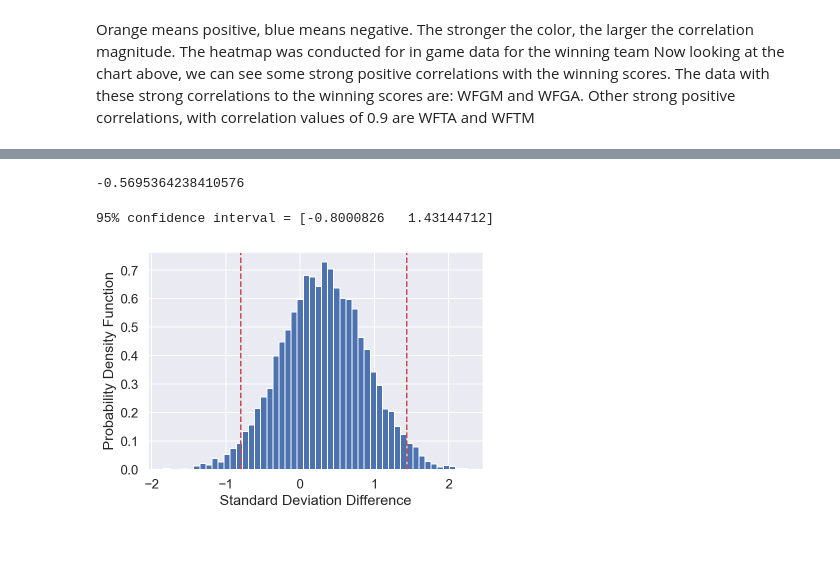
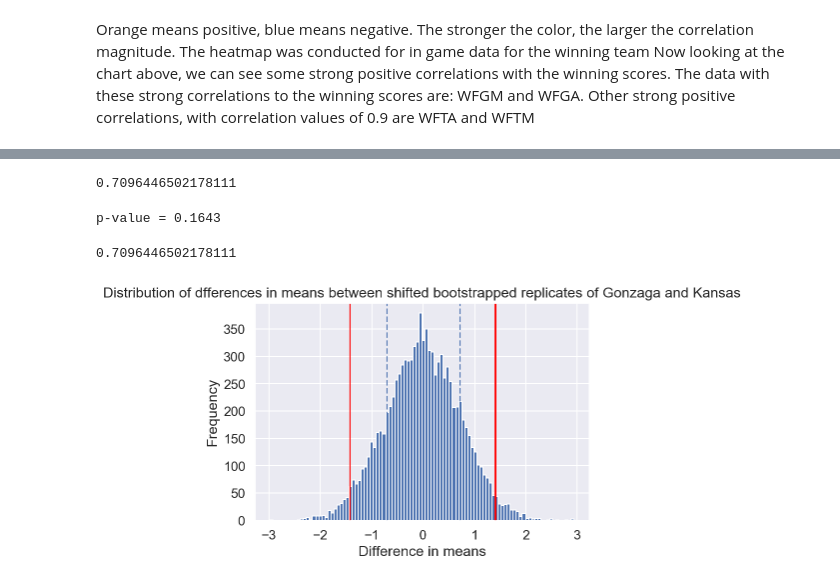
Before and after one commit to dreamtx01/Springboard, a Jupyter notebook: Folders/Capstone Project 1/Code/Statistics_Capstone.ipynb, the cells around one changed output, grey strips where cells are left out. Cells and saved outputs as stored; diff of their text form; code cells hidden in the pictures; blank space fills up the shorter version.

```diff
--- a/Folders/Capstone Project 1/Code/Statistics_Capstone.ipynb
+++ b/Folders/Capstone Project 1/Code/Statistics_Capstone.ipynb
@@ -196,16 +196,22 @@ def draw_bs_reps(data, func, size=1):
         bs_replicates[i] = func(bs_sample)  # store the statistic from each bs_sample into the new array
     return bs_replicates
 # %%
+# The first thing to do is to associate TeamID to the name of the team.
+#This will help us put a name to the team
+dic = {}
+for i in range(0,len(cap["TeamID"])):
+    dic[cap["TeamID"][i]]=cap['TeamNameSpelling'][i]
+capstone["WTeamName"]=[dic[teamid] for teamid in capstone['WTeamID']]
+capstone["LTeamName"]=[dic[teamid] for teamid in capstone['LTeamID']]
+# Creating the two subset samples of charges to Gonzaga and Kansas group in arrays
 
-# Creating the two subset samples of charges to Gonzaga and Duke group in arrays
-
-Duke=np.array(capstone[capstone['WTeamName']=='duke'].WScore)
+kansas=np.array(capstone[capstone['WTeamName']=='kansas'].WScore)
 Gonzaga=np.array(capstone[capstone['WTeamName']=='gonzaga'].WScore)
 
-# Calculating the difference in standard deviations between Gonzaga and Duke winning scores
+# Calculating the difference in standard deviations between Gonzaga and Kansas winning scores
 Gonzaga_std = np.std(Gonzaga,ddof=1)
-Duke_std = np.std(Duke,ddof=1)
-std_diff = Gonzaga_std - Duke_std
+kansas_std = np.std(kansas,ddof=1)
+std_diff = Gonzaga_std - kansas_std
 # %%
 # Using boostrap to test the null hypothesis mentioned above
 np.random.seed(47)
@@ -230,7 +236,7 @@ perm_replicates = np.empty(10000)
 
 # Generating replicates
 for i in range(10000):
-    perm_sample_1, perm_sample_2 = permutation_sample(Gonzaga, Duke)
+    perm_sample_1, perm_sample_2 = permutation_sample(Gonzaga, kansas)
     perm_replicates[i] = np.std(perm_sample_1) - np.std(perm_sample_2)
 
 conf_int_lower = np.percentile(perm_replicates, 2.5)
@@ -248,14 +254,14 @@ p-value = 0.7141
 np.random.seed(47)
 
 # Computing the difference in means
-mean_diff = np.mean(Gonzaga) - np.mean(Duke)
+mean_diff = np.mean(Gonzaga) - np.mean(kansas)
 
 # Concatenating the two samples
-conc_mean = np.mean(np.concatenate((Gonzaga, Duke)))
+conc_mean = np.mean(np.concatenate((Gonzaga, kansas)))
 
 # Shifting the means of both samples to match the concatenated mean
 Gonz_shifted = Gonzaga + conc_mean - np.mean(Gonzaga)
-Duke_shifted = Duke + conc_mean - np.mean(Duke)
+kansas_shifted = kansas + conc_mean - np.mean(kansas)
 
 # Initializing replicates
 bs_replicates = np.empty(10000)
@@ -263,9 +269,11 @@ bs_replicates = np.empty(10000)
 # Generating replicates
 for i in range(10000):
     Gonz_rep = np.random.choice(Gonz_shifted, size=len(Gonzaga))
-    Duke_rep = np.random.choice(Duke_shifted, size=len(Duke))
-    bs_replicates[i] = np.mean(Gonz_rep) - np.mean(Duke_rep)
+    kansas_rep = np.random.choice(kansas_shifted, size=len(kansas))
+    bs_replicates[i] = np.mean(Gonz_rep) - np.mean(kansas_rep)
 
 # Computing confidence intervals
 conf_int_lower1 = np.percentile(bs_replicates, 2.5)
 conf_int_upper1 = np.percentile(bs_replicates, 97.5)
+# Print the confidence interval
+print('95% confidence interval =', conf_int_lower1,conf_int_upper1 )
@@ -276,29 +286,34 @@ bs_replicates_Duke = draw_bs_reps(Duke_shifted, np.mean, size=1000)
 # %%
 
-bsdiff = bs_replicates_Gonzaga - bs_replicates_Duke
+bsdiff = bs_replicates_Gonzaga - bs_replicates_kansas
 
 #Get the observed difference from the actual dataset
-obs_diff = np.mean(Gonzaga) - np.mean(Duke)
+obs_diff = np.mean(Gonzaga) - np.mean(kansas)
 obs_diff
 # %% [output]
--0.5695364238410576
+0.7096446502178111
-# %%
-
-# Make a histogram of the results
-_ = plt.hist(rep_std_diff, bins=50, density=True)
-_ = plt.xlabel('Standard Deviation Difference')
-_ = plt.ylabel('Probability Density Function')
-
-# Compute the 95% confidence interval: conf_int
-conf_int = np.percentile(rep_std_diff, [2.5, 97.5])
-
-# Print the confidence interval
-print('95% confidence interval =', conf_int)
-
-_ = plt.axvline(conf_int[0], color='r', linestyle='--')
-_ = plt.axvline(conf_int[1], color='r', linestyle='--')
-# %% [output]
-95% confidence interval = [-0.8000826   1.43144712]
-[figure, removed]
+# %%
+# Computing p-value
+p = np.sum(bs_replicates >= mean_diff) / len(bs_replicates)
+print("p-value =", p)
+# %% [output]
+p-value = 0.1643
+# %%
+mean_diff
+# %% [output]
+0.7096446502178111
+# %%
+# Plotting the histogram of bootsrapped differences in means
+plt.hist(bs_replicates, bins=100)
+plt.axvline(mean_diff, linestyle="--")
+plt.axvline(-mean_diff, linestyle="--")
+plt.axvline(conf_int_lower1, color='red')
+plt.axvline(conf_int_upper1, color='red')
+plt.xlabel('Difference in means')
+plt.ylabel('Frequency')
+plt.title('Distribution of dfferences in means between shifted bootstrapped replicates \
+of Gonzaga and Kansas');
+# %% [output]
+[figure, added]
 # %% [markdown]
 Interpretation:
```
Also changed, not shown: parts of 8 cells of this notebook.
